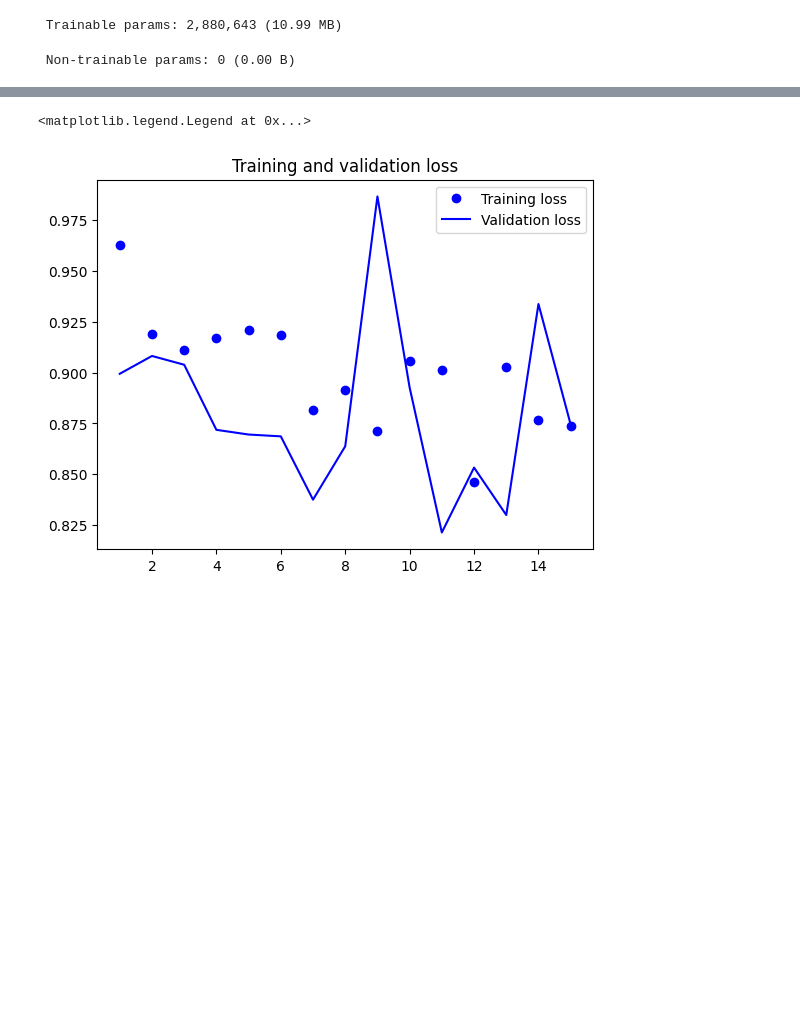
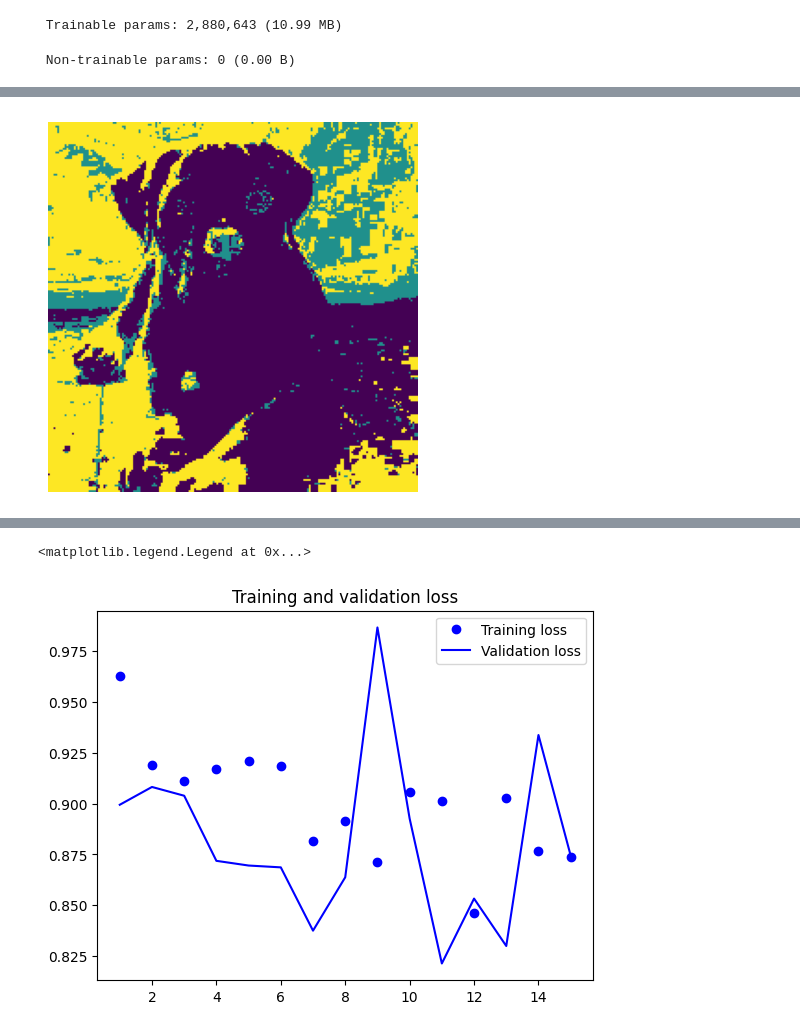
Before and after one commit to jeff0167/Data-science--specilization, a Jupyter notebook: Deep_Learning/Image_Segmentation_work.ipynb, the cells around one changed output, grey strips where cells are left out. Cells and saved outputs as stored; diff of their text form; code cells hidden in the pictures; blank space fills up the shorter version.

```diff
--- a/Deep_Learning/Image_Segmentation_work.ipynb
+++ b/Deep_Learning/Image_Segmentation_work.ipynb
@@ -169,0 +194,5 @@ Epoch 15/15
+# %%
+for i in range(10):
+    display_mask(val_input_imgs[2])
+# %% [output]
+[figure, added]
```
Also changed, not shown: parts of 7 cells of this notebook, 2 other files.
